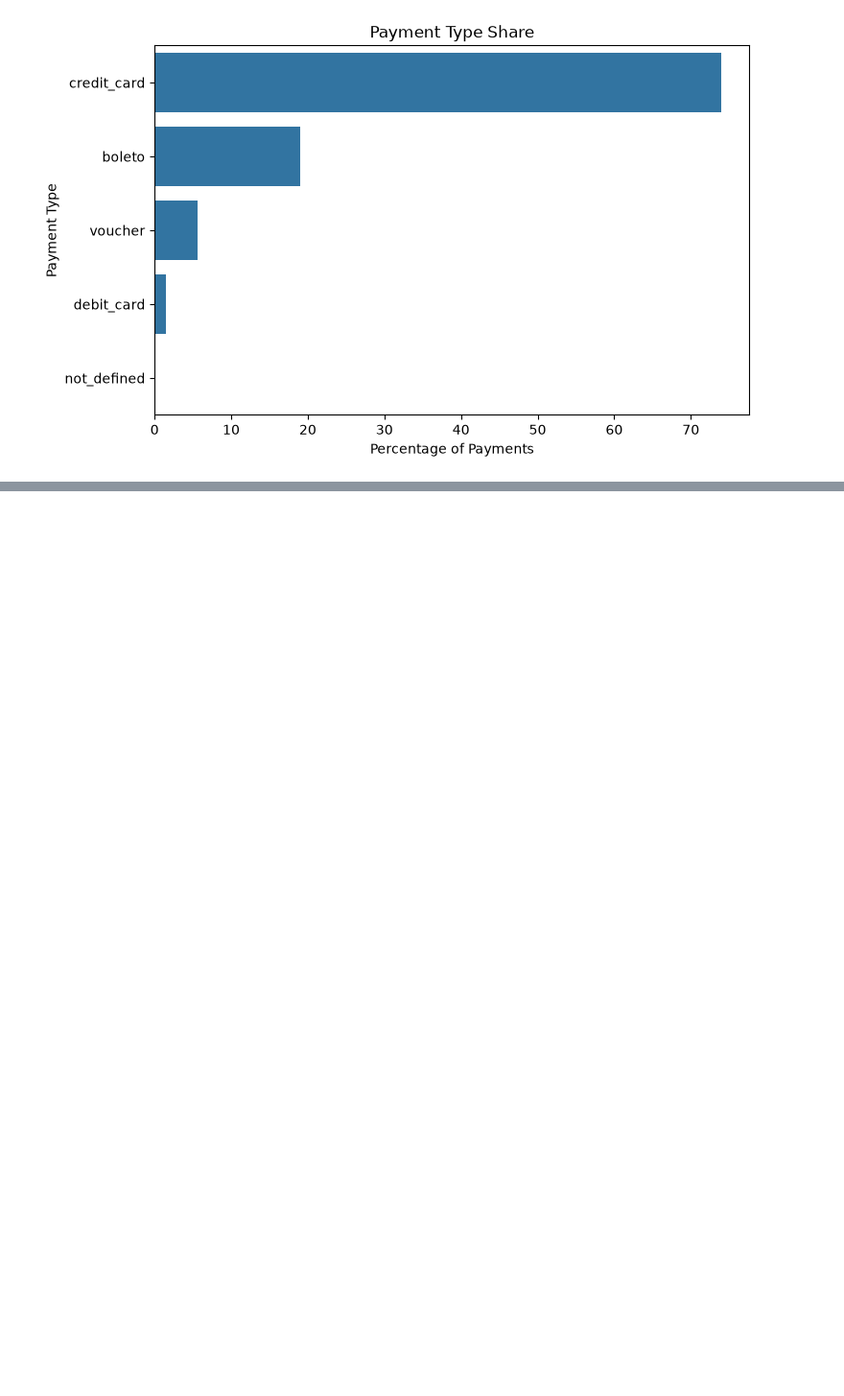
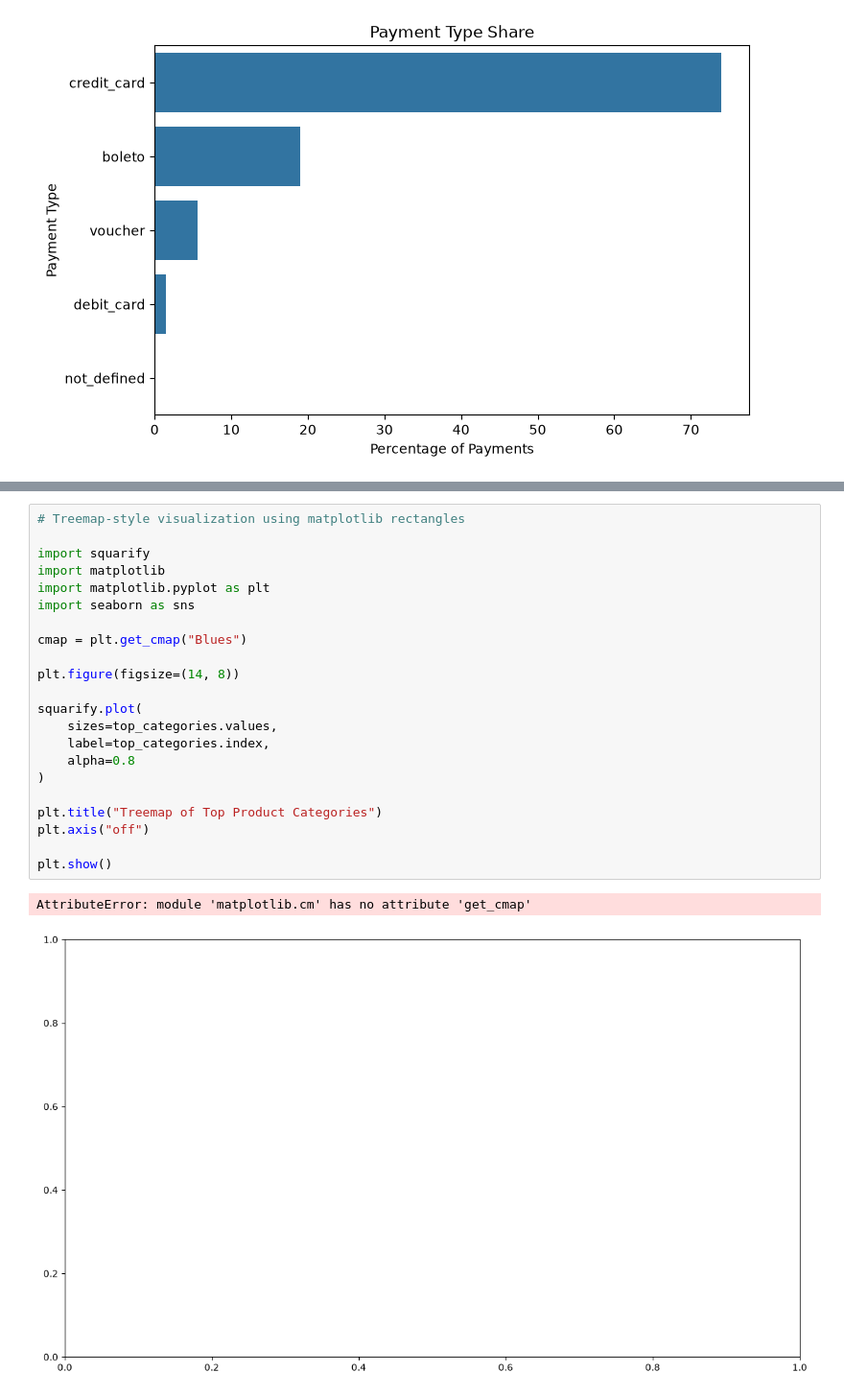
Before and after one commit to gowthami-peri/ecommerce-customer-analytics, a Jupyter notebook: notebooks/02_eda_and_data_cleaning.ipynb, the cells around one changed output, grey strips where cells are left out. Shown at 96% size. Drawn from its saved outputs; the diff is of its cells as text; blank space fills up the shorter version.

```diff
--- a/notebooks/02_eda_and_data_cleaning.ipynb
+++ b/notebooks/02_eda_and_data_cleaning.ipynb
@@ -411,0 +456,25 @@ plt.show()
+# %%
+# Treemap-style visualization using matplotlib rectangles
+
+import squarify
+import matplotlib
+import matplotlib.pyplot as plt
+import seaborn as sns
+
+cmap = plt.get_cmap("Blues")
+
+plt.figure(figsize=(14, 8))
+
+squarify.plot(
+    sizes=top_categories.values,
+    label=top_categories.index,
+    alpha=0.8
+)
+
+plt.title("Treemap of Top Product Categories")
+plt.axis("off")
+
+plt.show()
+# %% [output]
+AttributeError: module 'matplotlib.cm' has no attribute 'get_cmap'
+[figure, added]
```
Also changed, not shown: parts of 4 cells of this notebook, 1 other file.
